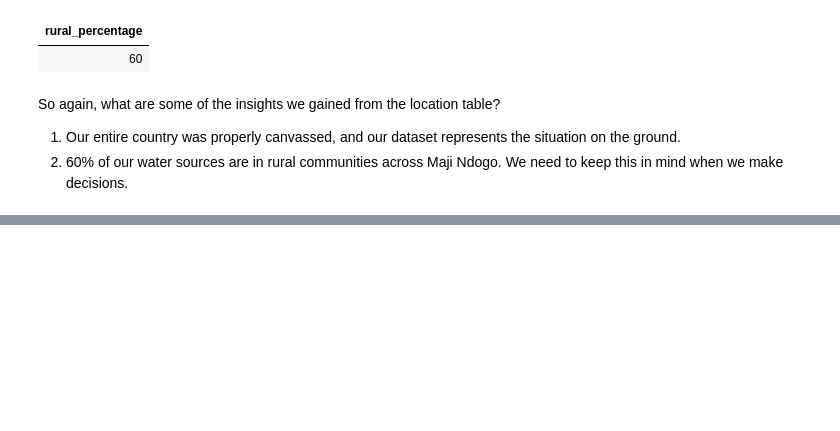
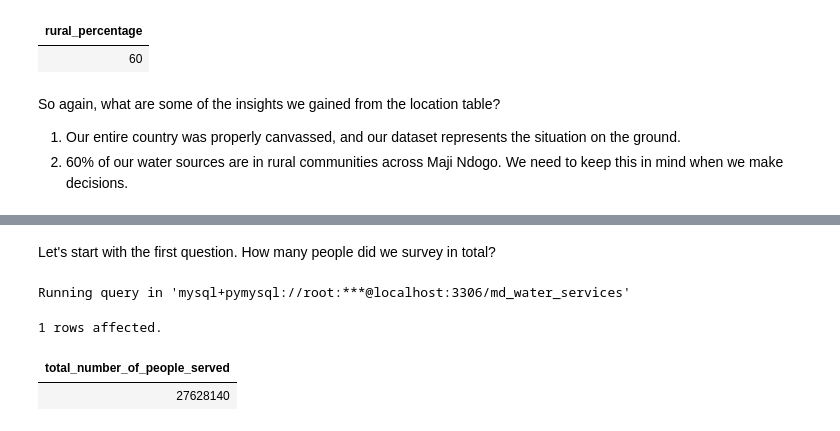
Before and after one commit to kelvinziroh/maji_ndogo, a Jupyter notebook: part_2/maji_ndogo_part2.ipynb, the cells around one changed output, grey strips where cells are left out. Cells and saved outputs as stored; diff of their text form; code cells hidden in the pictures; blank space fills up the shorter version.

```diff
--- a/part_2/maji_ndogo_part2.ipynb
+++ b/part_2/maji_ndogo_part2.ipynb
@@ -317,0 +324,13 @@ So again, what are some of the insights we gained from the location table?
+# %% [markdown]
+Let's start with the first question. How many people did we survey in total?
+# %%
+%%sql
+# Retrieve the total number of people served in Maji Ndogo
+SELECT
+    SUM(number_of_people_served) AS total_number_of_people_served
+FROM md_water_services.water_source;
+# %% [output]
+Running query in 'mysql+pymysql://root:***@localhost:3306/md_water_services'
+1 rows affected.
+| total_number_of_people_served |
+| 27628140 |
```
Also changed, not shown: parts of 11 cells of this notebook.
